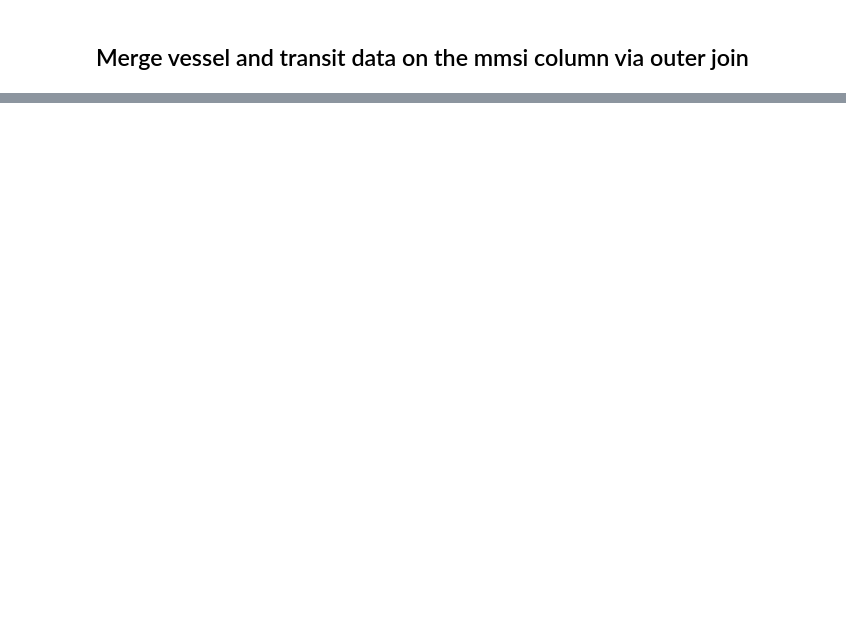
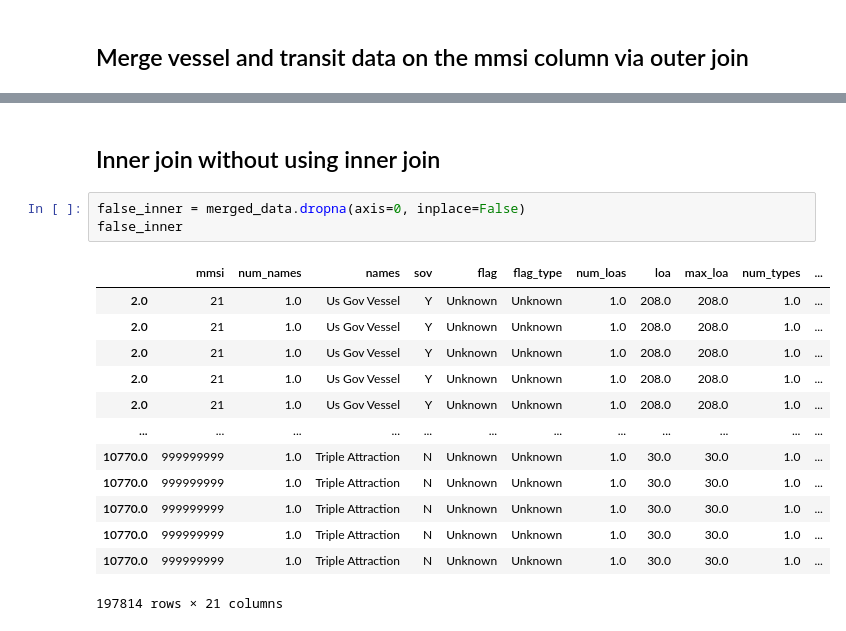
Before and after one commit to nedavis2/605-Assignments, a Jupyter notebook: Assignment 1/Code/NDavis_A1.ipynb, the cells around one changed output, grey strips where cells are left out. Saved outputs shown, nothing was run; the diff lists cells and outputs as text; blank space fills up the shorter version.

```diff
--- a/Assignment 1/Code/NDavis_A1.ipynb
+++ b/Assignment 1/Code/NDavis_A1.ipynb
@@ -118,0 +125,19 @@ merged_data
+# %% [markdown]
+## Inner join without using inner join
+# %%
+false_inner = merged_data.dropna(axis=0, inplace=False)
+false_inner
+# %% [output]
+|  | mmsi | num_names | names | sov | flag | flag_type | num_loas | loa | max_loa | num_types | ... |
+| 2.0 | 21 | 1.0 | Us Gov Vessel | Y | Unknown | Unknown | 1.0 | 208.0 | 208.0 | 1.0 | ... |
+| 2.0 | 21 | 1.0 | Us Gov Vessel | Y | Unknown | Unknown | 1.0 | 208.0 | 208.0 | 1.0 | ... |
+| 2.0 | 21 | 1.0 | Us Gov Vessel | Y | Unknown | Unknown | 1.0 | 208.0 | 208.0 | 1.0 | ... |
+| 2.0 | 21 | 1.0 | Us Gov Vessel | Y | Unknown | Unknown | 1.0 | 208.0 | 208.0 | 1.0 | ... |
+| 2.0 | 21 | 1.0 | Us Gov Vessel | Y | Unknown | Unknown | 1.0 | 208.0 | 208.0 | 1.0 | ... |
+| ... | ... | ... | ... | ... | ... | ... | ... | ... | ... | ... | ... |
+| 10770.0 | 999999999 | 1.0 | Triple Attraction | N | Unknown | Unknown | 1.0 | 30.0 | 30.0 | 1.0 | ... |
+| 10770.0 | 999999999 | 1.0 | Triple Attraction | N | Unknown | Unknown | 1.0 | 30.0 | 30.0 | 1.0 | ... |
+| 10770.0 | 999999999 | 1.0 | Triple Attraction | N | Unknown | Unknown | 1.0 | 30.0 | 30.0 | 1.0 | ... |
+| 10770.0 | 999999999 | 1.0 | Triple Attraction | N | Unknown | Unknown | 1.0 | 30.0 | 30.0 | 1.0 | ... |
+| 10770.0 | 999999999 | 1.0 | Triple Attraction | N | Unknown | Unknown | 1.0 | 30.0 | 30.0 | 1.0 | ... |
+197814 rows × 21 columns
```
Also changed, not shown: parts of 5 cells of this notebook.
